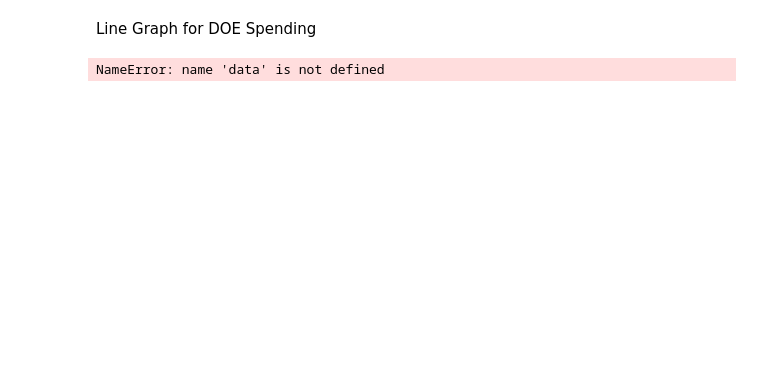
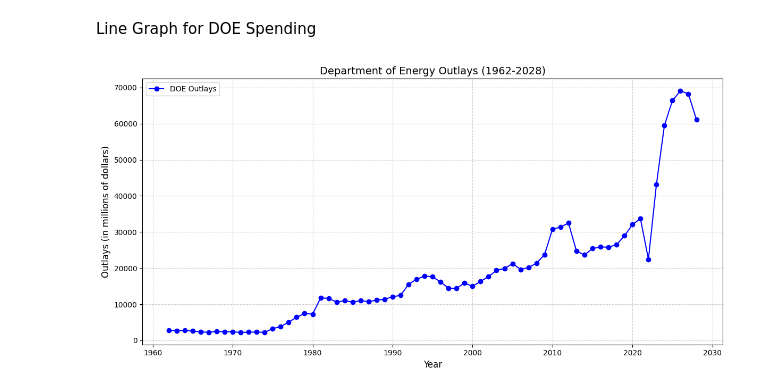
Before and after one commit to felixpeng24/doeTrends, a Jupyter notebook: doeFunding.ipynb, the cells around one changed output. Cells and saved outputs as stored; diff of their text form; code cells hidden in the pictures; blank space fills up the shorter version.

Commit message:
Working Line graphs and Pie Charts

```diff
--- a/doeFunding.ipynb
+++ b/doeFunding.ipynb
@@ -226,37 +226,8 @@ plt.show()
 Line Graph for DOE Spending
 # %%
 
-# Clean up the dataset to focus on the Department of Energy
-# Extract the header row and the DOE row
-header_row = data.iloc[1]
-doe_row = data.iloc[2]
-
-# Create a DataFrame with the cleaned data
-doe_data = pd.DataFrame([doe_row.values], columns=header_row.values)
-
-# Remove unnecessary columns and rows with NaN
-doe_data = doe_data.drop(columns=["Department or other unit"]).dropna(axis=1)
-
-# Rename columns for clarity
-doe_data.columns = [str(col).split()[0] for col in doe_data.columns]
-
-# Convert data to numeric format
-years = doe_data.columns.astype(int)
-outlays = doe_data.iloc[0].str.replace(",", "").astype(float)
-
-# Plot the DOE outlays over time
-plt.figure(figsize=(12, 6))
-plt.plot(years, outlays, marker='o', linestyle='-', color='blue', label='DOE Outlays')
-plt.title('Department of Energy Outlays (1962-2028)', fontsize=14)
-plt.xlabel('Year', fontsize=12)
-plt.ylabel('Outlays (in millions of dollars)', fontsize=12)
-plt.grid(True, linestyle='--', alpha=0.6)
-plt.legend()
-plt.tight_layout()
-plt.show()
-
 # Load the uploaded CSV file
-file_path = '/doeData/doeSpending.csv'
+file_path = '/Users/felixpeng/Desktop/doeData/doeSpending.csv'
 data = pd.read_csv(file_path)
 
 # Display the first few rows of the data to understand its structure
@@ -264,31 +235,31 @@ data.head()
 
 # Clean up the dataset to focus on the Department of Energy
 # Extract the header row and the DOE row
 header_row = data.iloc[1]
 doe_row = data.iloc[2]
 
 # Create a DataFrame with the cleaned data
 doe_data = pd.DataFrame([doe_row.values], columns=header_row.values)
 
 # Remove unnecessary columns and rows with NaN
 doe_data = doe_data.drop(columns=["Department or other unit"]).dropna(axis=1)
 
 # Rename columns for clarity
 doe_data.columns = [str(col).split()[0] for col in doe_data.columns]
 
 # Convert data to numeric format
 years = doe_data.columns.astype(int)
 outlays = doe_data.iloc[0].str.replace(",", "").astype(float)
 
 # Plot the DOE outlays over time
 plt.figure(figsize=(12, 6))
 plt.plot(years, outlays, marker='o', linestyle='-', color='blue', label='DOE Outlays')
 plt.title('Department of Energy Outlays (1962-2028)', fontsize=14)
 plt.xlabel('Year', fontsize=12)
 plt.ylabel('Outlays (in millions of dollars)', fontsize=12)
 plt.grid(True, linestyle='--', alpha=0.6)
 plt.legend()
 plt.tight_layout()
 plt.show()
 # %% [output]
-NameError: name 'data' is not defined
+[figure, added]
```
Also changed, not shown: parts of 2 cells of this notebook, 2 other files.
